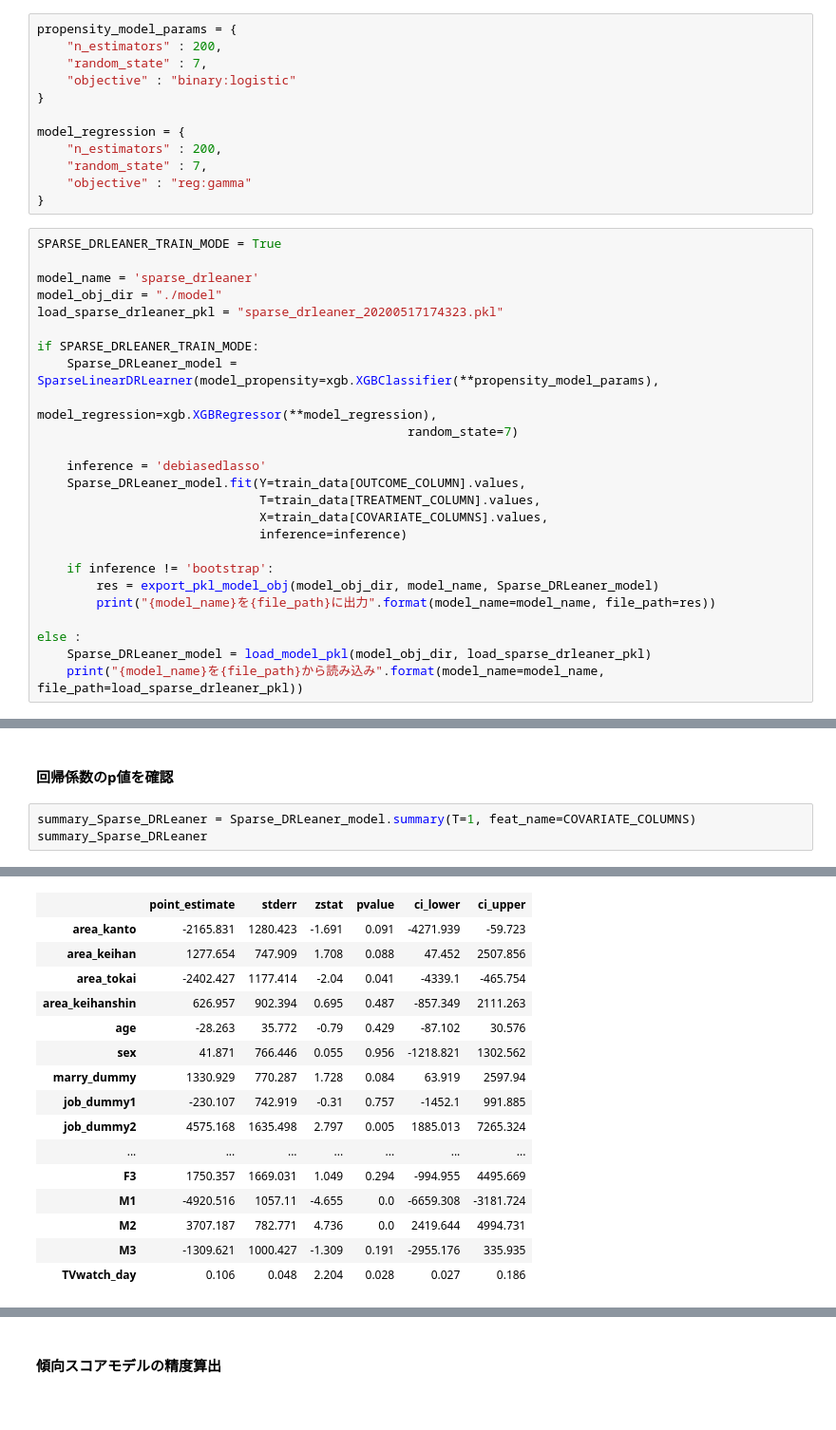
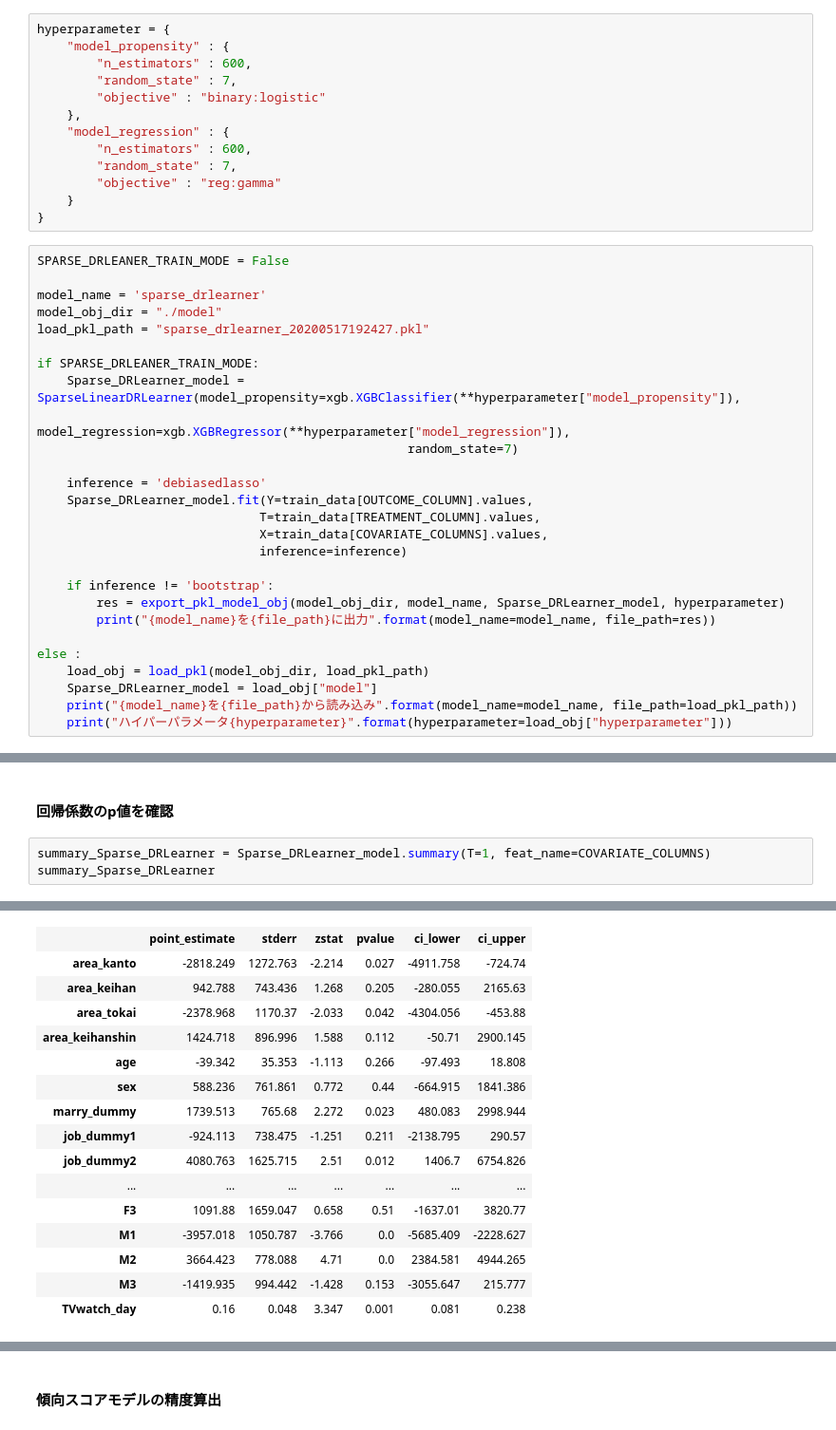
Before and after one commit to Itsuki-Hamano123/practice-casualeffect, a Jupyter notebook: econml/cm_causality.ipynb, the cells around one changed output, grey strips where cells are left out. Shown at 95% size. Cells and saved outputs as stored; diff of their text form.

```diff
--- a/econml/cm_causality.ipynb
+++ b/econml/cm_causality.ipynb
@@ -173,38 +176,41 @@ def load_model_pkl(dir_path, pkl_file_path):
 # %%
-propensity_model_params = {
-    "n_estimators" : 200,
-    "random_state" : 7,
-    "objective" : "binary:logistic"
+hyperparameter = {
+    "model_propensity" : {
+        "n_estimators" : 600,
+        "random_state" : 7,
+        "objective" : "binary:logistic"
+    },
+    "model_regression" : {
+        "n_estimators" : 600,
+        "random_state" : 7,
+        "objective" : "reg:gamma"
+    }
 }
-
-model_regression = {
-    "n_estimators" : 200,
-    "random_state" : 7,
-    "objective" : "reg:gamma"
-}
 # %%
-SPARSE_DRLEANER_TRAIN_MODE = True
+SPARSE_DRLEANER_TRAIN_MODE = False
 
-model_name = 'sparse_drleaner'
+model_name = 'sparse_drlearner'
 model_obj_dir = "./model"
-load_sparse_drleaner_pkl = "sparse_drleaner_20200517174323.pkl"
+load_pkl_path = "sparse_drlearner_20200517192427.pkl"
 
 if SPARSE_DRLEANER_TRAIN_MODE:
-    Sparse_DRLeaner_model = SparseLinearDRLearner(model_propensity=xgb.XGBClassifier(**propensity_model_params),
-                                                  model_regression=xgb.XGBRegressor(**model_regression),
+    Sparse_DRLearner_model = SparseLinearDRLearner(model_propensity=xgb.XGBClassifier(**hyperparameter["model_propensity"]),
+                                                  model_regression=xgb.XGBRegressor(**hyperparameter["model_regression"]),
                                                   random_state=7)
 
     inference = 'debiasedlasso'
-    Sparse_DRLeaner_model.fit(Y=train_data[OUTCOME_COLUMN].values,
+    Sparse_DRLearner_model.fit(Y=train_data[OUTCOME_COLUMN].values,
                               T=train_data[TREATMENT_COLUMN].values,
                               X=train_data[COVARIATE_COLUMNS].values,
                               inference=inference)
 
     if inference != 'bootstrap':
-        res = export_pkl_model_obj(model_obj_dir, model_name, Sparse_DRLeaner_model)
+        res = export_pkl_model_obj(model_obj_dir, model_name, Sparse_DRLearner_model, hyperparameter)
         print("{model_name}を{file_path}に出力".format(model_name=model_name, file_path=res))
 
 else :
-    Sparse_DRLeaner_model = load_model_pkl(model_obj_dir, load_sparse_drleaner_pkl)
-    print("{model_name}を{file_path}から読み込み".format(model_name=model_name, file_path=load_sparse_drleaner_pkl))
+    load_obj = load_pkl(model_obj_dir, load_pkl_path)
+    Sparse_DRLearner_model = load_obj["model"]
+    print("{model_name}を{file_path}から読み込み".format(model_name=model_name, file_path=load_pkl_path))
+    print("ハイパーパラメータ{hyperparameter}".format(hyperparameter=load_obj["hyperparameter"]))
 # %% [output]
@@ -212,25 +218,25 @@ sparse_drleanerを./model/sparse_drleaner_20200517181708.pklに出力
 # %% [markdown]
 #### 回帰係数のp値を確認
 # %%
-summary_Sparse_DRLeaner = Sparse_DRLeaner_model.summary(T=1, feat_name=COVARIATE_COLUMNS)
-summary_Sparse_DRLeaner
+summary_Sparse_DRLearner = Sparse_DRLearner_model.summary(T=1, feat_name=COVARIATE_COLUMNS)
+summary_Sparse_DRLearner
 # %% [output]
 Coefficient Results
 |  | point_estimate | stderr | zstat | pvalue | ci_lower | ci_upper |
-| area_kanto | -2165.831 | 1280.423 | -1.691 | 0.091 | -4271.939 | -59.723 |
-| area_keihan | 1277.654 | 747.909 | 1.708 | 0.088 | 47.452 | 2507.856 |
-| area_tokai | -2402.427 | 1177.414 | -2.04 | 0.041 | -4339.1 | -465.754 |
-| area_keihanshin | 626.957 | 902.394 | 0.695 | 0.487 | -857.349 | 2111.263 |
-| age | -28.263 | 35.772 | -0.79 | 0.429 | -87.102 | 30.576 |
-| sex | 41.871 | 766.446 | 0.055 | 0.956 | -1218.821 | 1302.562 |
-| marry_dummy | 1330.929 | 770.287 | 1.728 | 0.084 | 63.919 | 2597.94 |
-| job_dummy1 | -230.107 | 742.919 | -0.31 | 0.757 | -1452.1 | 991.885 |
-| job_dummy2 | 4575.168 | 1635.498 | 2.797 | 0.005 | 1885.013 | 7265.324 |
+| area_kanto | -2818.249 | 1272.763 | -2.214 | 0.027 | -4911.758 | -724.74 |
+| area_keihan | 942.788 | 743.436 | 1.268 | 0.205 | -280.055 | 2165.63 |
+| area_tokai | -2378.968 | 1170.37 | -2.033 | 0.042 | -4304.056 | -453.88 |
+| area_keihanshin | 1424.718 | 896.996 | 1.588 | 0.112 | -50.71 | 2900.145 |
+| age | -39.342 | 35.353 | -1.113 | 0.266 | -97.493 | 18.808 |
+| sex | 588.236 | 761.861 | 0.772 | 0.44 | -664.915 | 1841.386 |
+| marry_dummy | 1739.513 | 765.68 | 2.272 | 0.023 | 480.083 | 2998.944 |
+| job_dummy1 | -924.113 | 738.475 | -1.251 | 0.211 | -2138.795 | 290.57 |
+| job_dummy2 | 4080.763 | 1625.715 | 2.51 | 0.012 | 1406.7 | 6754.826 |
 | ... | ... | ... | ... | ... | ... | ... |
-| F3 | 1750.357 | 1669.031 | 1.049 | 0.294 | -994.955 | 4495.669 |
-| M1 | -4920.516 | 1057.11 | -4.655 | 0.0 | -6659.308 | -3181.724 |
-| M2 | 3707.187 | 782.771 | 4.736 | 0.0 | 2419.644 | 4994.731 |
-| M3 | -1309.621 | 1000.427 | -1.309 | 0.191 | -2955.176 | 335.935 |
-| TVwatch_day | 0.106 | 0.048 | 2.204 | 0.028 | 0.027 | 0.186 |
+| F3 | 1091.88 | 1659.047 | 0.658 | 0.51 | -1637.01 | 3820.77 |
+| M1 | -3957.018 | 1050.787 | -3.766 | 0.0 | -5685.409 | -2228.627 |
+| M2 | 3664.423 | 778.088 | 4.71 | 0.0 | 2384.581 | 4944.265 |
+| M3 | -1419.935 | 994.442 | -1.428 | 0.153 | -3055.647 | 215.777 |
+| TVwatch_day | 0.16 | 0.048 | 3.347 | 0.001 | 0.081 | 0.238 |
 Intercept Results
 |  | point_estimate | stderr | zstat | pvalue | ci_lower | ci_upper |
```
Also changed, not shown: parts of 39 cells of this notebook.
